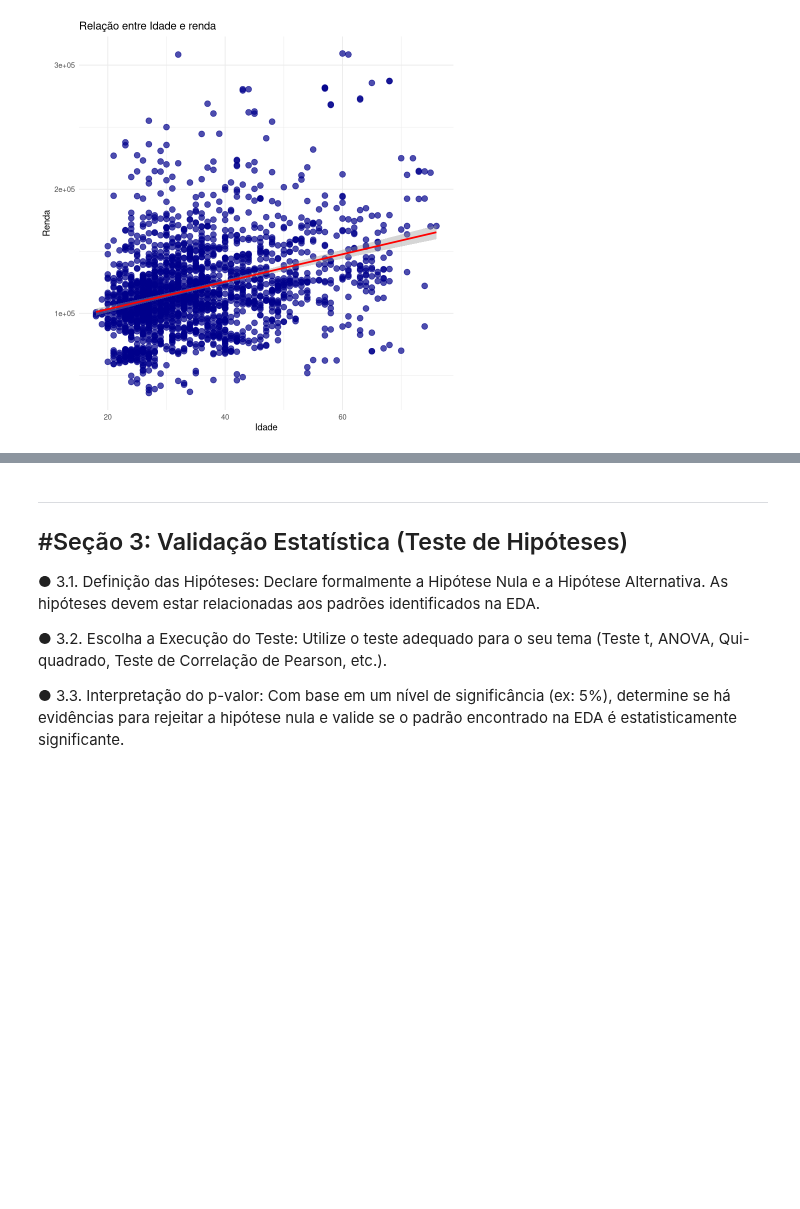
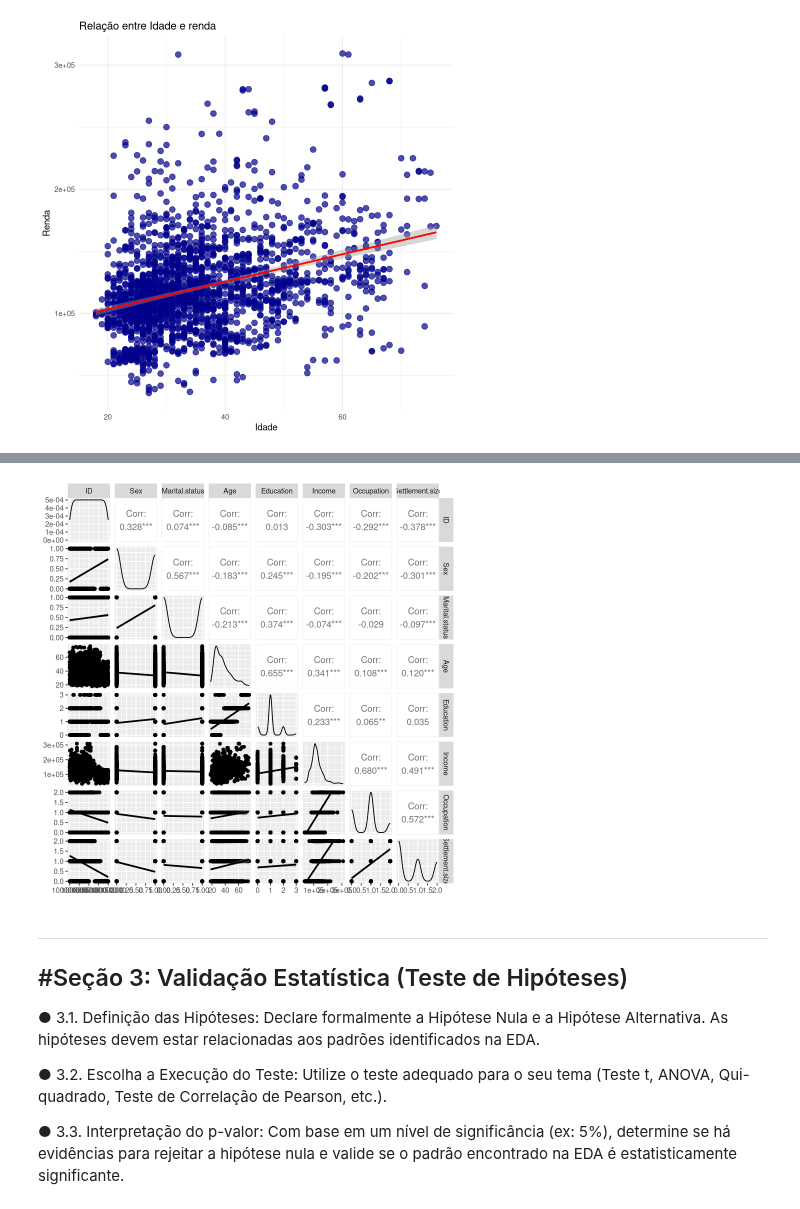
Before and after one commit to ThAlvesM/Kmean_2026-1, a Jupyter notebook: Kmean_2026-1.ipynb, the cells around one changed output, grey strips where cells are left out. Drawn from its saved outputs; the diff is of its cells as text; code cells hidden in the pictures; blank space fills up the shorter version.

```diff
--- a/Kmean_2026-1.ipynb
+++ b/Kmean_2026-1.ipynb
@@ -594,0 +630,4 @@ ser mais promissoras para a modelagem?
+# %%
+ggpairs(dataset, lower = list(continuous = "smooth"))
+# %% [output]
+[figure, added]
```
Also changed, not shown: parts of 32 cells of this notebook, 3 other files.
